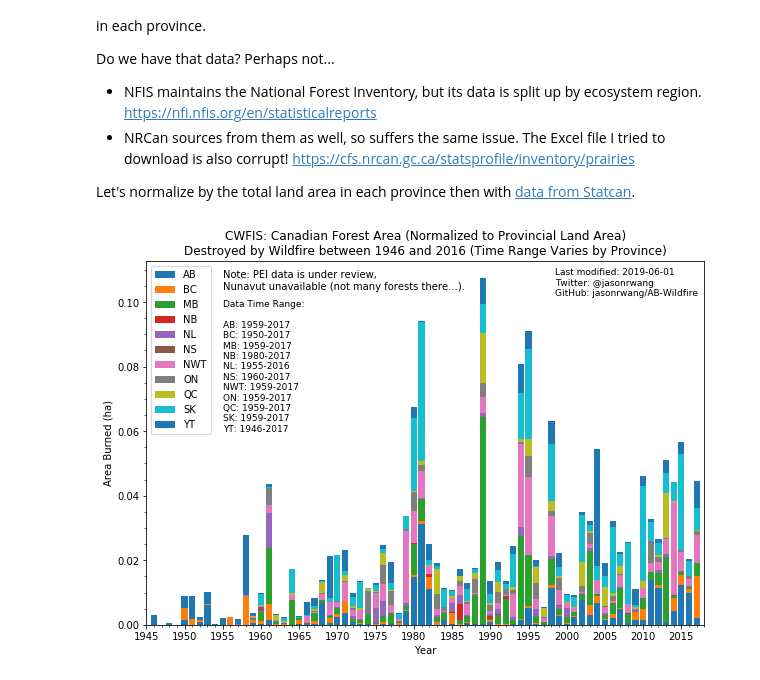
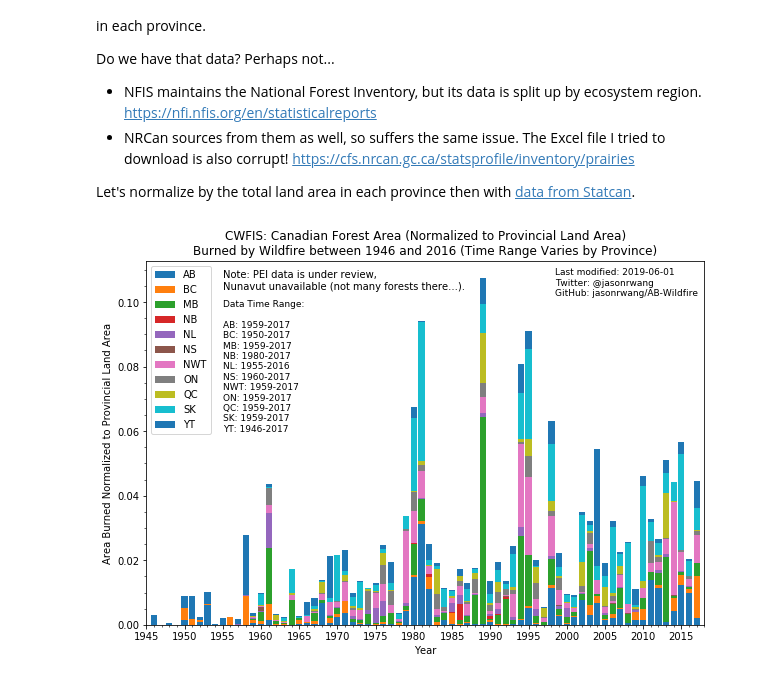
Before and after one commit to jasonrwang/AB-Wildfire, a Jupyter notebook: CA-Wildfire.ipynb, the cells around one changed output. Saved outputs shown, nothing was run; the diff lists cells and outputs as text; code cells hidden in the pictures.

Commit message:
Agreed with Simon that "Burned" is better

```diff
--- a/CA-Wildfire.ipynb
+++ b/CA-Wildfire.ipynb
@@ -170,34 +170,34 @@ for province in agencies:
     # First normalize by land area
     df_full.loc[df_full['Province'] == province,'Area_Norm'] = \
         df_full.loc[df_full['Province'] == province,'Area'] / landarea[province]
     # Now extract by province
     df_province = df_full[df_full['Province'] == province]
     plt.bar(df_province['Year'].values, df_province['Area_Norm'].values, label=province, bottom=bottom.values)
     bottom += df_province['Area_Norm'].values
 
 ax.set(xlabel = 'Year',
        ylabel='Area Burned Normalized to Provincial Land Area',
-       title = 'CWFIS: Canadian Forest Area (Normalized to Provincial Land Area)\nDestroyed by Wildfire between 1946 and 2016 (Time Range Varies by Province)')
+       title = 'CWFIS: Canadian Forest Area (Normalized to Provincial Land Area)\nBurned by Wildfire between 1946 and 2016 (Time Range Varies by Province)')
 ax.legend(loc = 'upper left')
 
 ax.set_xticks(range(1945, 2021, 5))
 plt.minorticks_on()
 ax.set_xlim([1945, 2018])
 
 credit = 'Last modified: 2019-06-01\nTwitter: @jasonrwang\nGitHub: jasonrwang/AB-Wildfire'
 plt.text(1998.5, 0.102, credit, fontsize=9, horizontalalignment='left')
 plt.text(1955, 0.104, 'Note: PEI data is under review,\nNunavut unavailable (not many forests there...).',
          fontsize=10, horizontalalignment='left')
 prov_notes = str('Data Time Range:\n\n'+
                  'AB: 1959-2017\nBC: 1950-2017\nMB: 1959-2017\nNB: 1980-2017\n'+
                  'NL: 1955-2016\nNS: 1960-2017\nNWT: 1959-2017\nON: 1959-2017\n'+
                  'QC: 1959-2017\nSK: 1959-2017\nYT: 1946-2017')
 plt.text(1955, 0.06, prov_notes, fontsize=9, horizontalalignment='left')
 
 # # Save the the figure for other uses
 plt.savefig('img/CADWildfires_1946-2016_NORM.png')
 plt.show()
 # %% [output]
-[figure, old version]
+[figure, new version]
 # %%
 df_full.to_csv('data/CAWildfires_1946-2017.csv', index=False)
```
Also changed, not shown: parts of 2 cells of this notebook, 6 other files.
